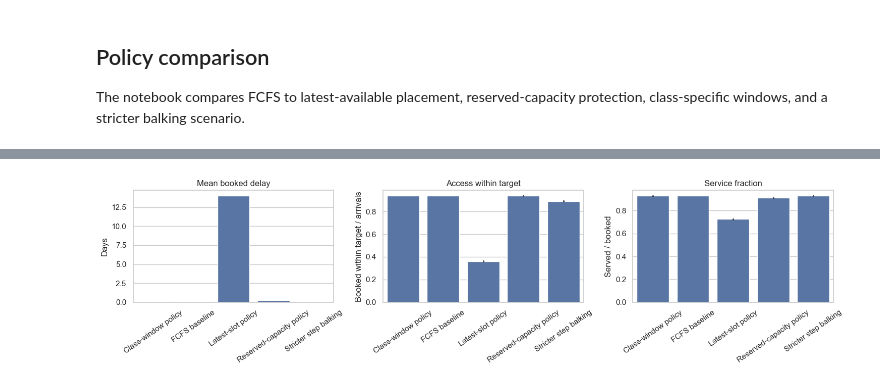
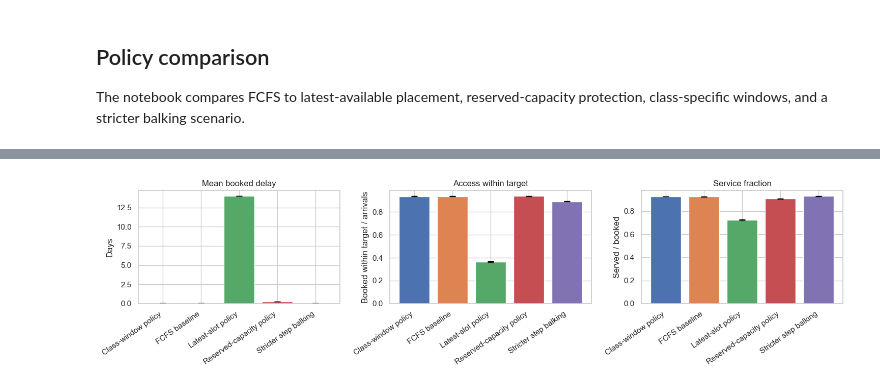
Before and after one commit to alexandre-sdd/research_cuimc_queuing, a Jupyter notebook: Notebooks/policy_comparisons.ipynb, the cells around one changed output, grey strips where cells are left out. Saved outputs shown, nothing was run; the diff lists cells and outputs as text; code cells hidden in the pictures.

Commit message:
feat: add bootstrap notebook summaries with tqdm

```diff
--- a/Notebooks/policy_comparisons.ipynb
+++ b/Notebooks/policy_comparisons.ipynb
@@ -60,7 +61,9 @@ BASE_CONFIG = SimulationConfig(
 
 TOTAL_LAMBDA = 0.24
 P = 7 / 12
-POLICY_REPLICATIONS = 30
+POLICY_REPLICATIONS = 10
+POLICY_BOOTSTRAP_RESAMPLES = 2_000
+POLICY_BOOTSTRAP_CI = 95.0
 
 
 def make_classes(total_lambda=TOTAL_LAMBDA, class_1_share=P, balk_variant="baseline"):
@@ -103,6 +106,7 @@ pd.DataFrame(
             "horizon_days": BASE_CONFIG.horizon_days,
             "slots_per_day": BASE_CONFIG.slots_per_day,
             "policy_replications": POLICY_REPLICATIONS,
+            "bootstrap_resamples": POLICY_BOOTSTRAP_RESAMPLES,
         }
     ]
 )
@@ -189,31 +219,24 @@ comparison_summary
 # %%
 fig, axes = plt.subplots(1, 3, figsize=(15, 4))
+metric_specs = [
+    ("aggregate_mean_delay", "Mean booked delay", "Days"),
+    ("booked_within_access_target_per_arrival", "Access within target", "Booked within target / arrivals"),
+    ("served_per_booked", "Service fraction", "Served / booked"),
+]
+palette = sns.color_palette(n_colors=len(comparison_df["setup"].unique()))
 
-sns.barplot(data=comparison_df, x="setup", y="aggregate_mean_delay", errorbar=("ci", 95), ax=axes[0])
-axes[0].set_title("Mean booked delay")
-axes[0].set_xlabel("")
-axes[0].set_ylabel("Days")
-axes[0].tick_params(axis="x", rotation=35)
-
-sns.barplot(
-    data=comparison_df,
-    x="setup",
-    y="booked_within_access_target_per_arrival",
-    errorbar=("ci", 95),
-    ax=axes[1],
-)
-axes[1].set_title("Access within target")
-axes[1].set_xlabel("")
-axes[1].set_ylabel("Booked within target / arrivals")
-axes[1].tick_params(axis="x", rotation=35)
-
-sns.barplot(data=comparison_df, x="setup", y="served_per_booked", errorbar=("ci", 95), ax=axes[2])
-axes[2].set_title("Service fraction")
-axes[2].set_xlabel("")
-axes[2].set_ylabel("Served / booked")
-axes[2].tick_params(axis="x", rotation=35)
+for ax, (metric, title, ylabel) in zip(axes, metric_specs):
+    plot_df = comparison_bootstrap[comparison_bootstrap["metric"] == metric].sort_values("setup")
+    x_positions = list(range(len(plot_df)))
+    ax.bar(x_positions, plot_df["mean"], color=palette)
+    yerr = [plot_df["mean"] - plot_df["ci_lower"], plot_df["ci_upper"] - plot_df["mean"]]
+    ax.errorbar(x_positions, plot_df["mean"], yerr=yerr, fmt="none", ecolor="black", capsize=4)
+    ax.set_title(title)
+    ax.set_xlabel("")
+    ax.set_ylabel(ylabel)
+    ax.set_xticks(x_positions, plot_df["setup"], rotation=35, ha="right")
 
 plt.tight_layout()
 # %% [output]
-[figure, old version]
+[figure, new version]
 # %%
```
Also changed, not shown: parts of 4 cells of this notebook, 5 other files.
